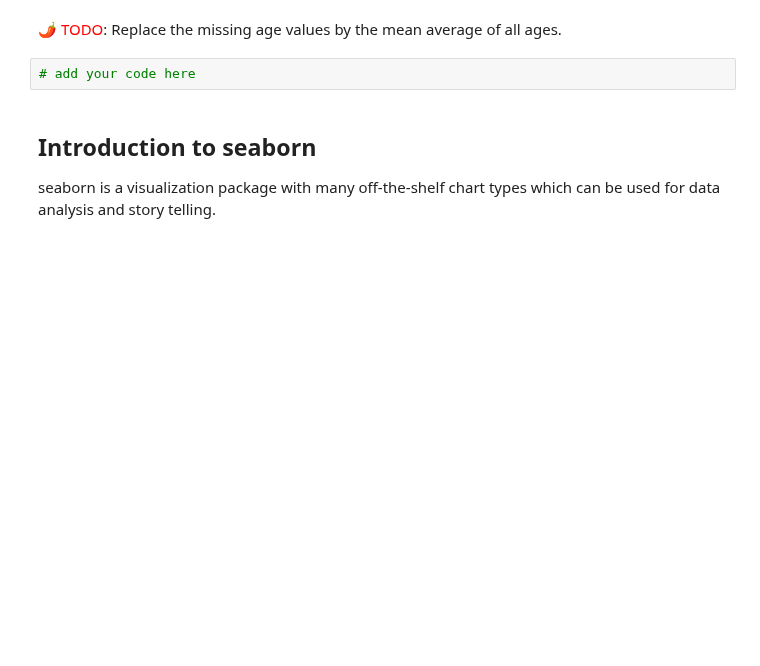
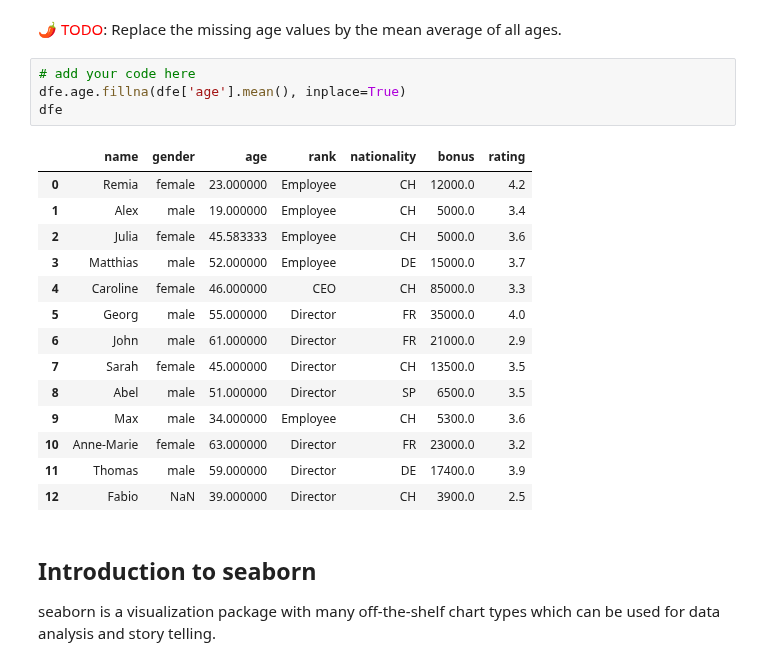
Before and after one commit to otifant/data-analytics-course-zhaw, a Jupyter notebook: lessions/notebook3.1.ipynb, the cells around one changed output. Cells and saved outputs as stored; diff of their text form; blank space fills up the shorter version.

```diff
--- a/lessions/notebook3.1.ipynb
+++ b/lessions/notebook3.1.ipynb
@@ -317,6 +549,23 @@ dfe.bonus
 🌶️ <font color='red'>TODO</font>: Replace the missing age values by the mean average of all ages.
 # %%
 # add your code here
+dfe.age.fillna(dfe['age'].mean(), inplace=True)
+dfe
+# %% [output]
+|  | name | gender | age | rank | nationality | bonus | rating |
+| 0 | Remia | female | 23.000000 | Employee | CH | 12000.0 | 4.2 |
+| 1 | Alex | male | 19.000000 | Employee | CH | 5000.0 | 3.4 |
+| 2 | Julia | female | 45.583333 | Employee | CH | 5000.0 | 3.6 |
+| 3 | Matthias | male | 52.000000 | Employee | DE | 15000.0 | 3.7 |
+| 4 | Caroline | female | 46.000000 | CEO | CH | 85000.0 | 3.3 |
+| 5 | Georg | male | 55.000000 | Director | FR | 35000.0 | 4.0 |
+| 6 | John | male | 61.000000 | Director | FR | 21000.0 | 2.9 |
+| 7 | Sarah | female | 45.000000 | Director | CH | 13500.0 | 3.5 |
+| 8 | Abel | male | 51.000000 | Director | SP | 6500.0 | 3.5 |
+| 9 | Max | male | 34.000000 | Employee | CH | 5300.0 | 3.6 |
+| 10 | Anne-Marie | female | 63.000000 | Director | FR | 23000.0 | 3.2 |
+| 11 | Thomas | male | 59.000000 | Director | DE | 17400.0 | 3.9 |
+| 12 | Fabio | NaN | 39.000000 | Director | CH | 3900.0 | 2.5 |
 # %% [markdown]
 ## Introduction to seaborn
 
```
Also changed, not shown: parts of 35 cells of this notebook.
